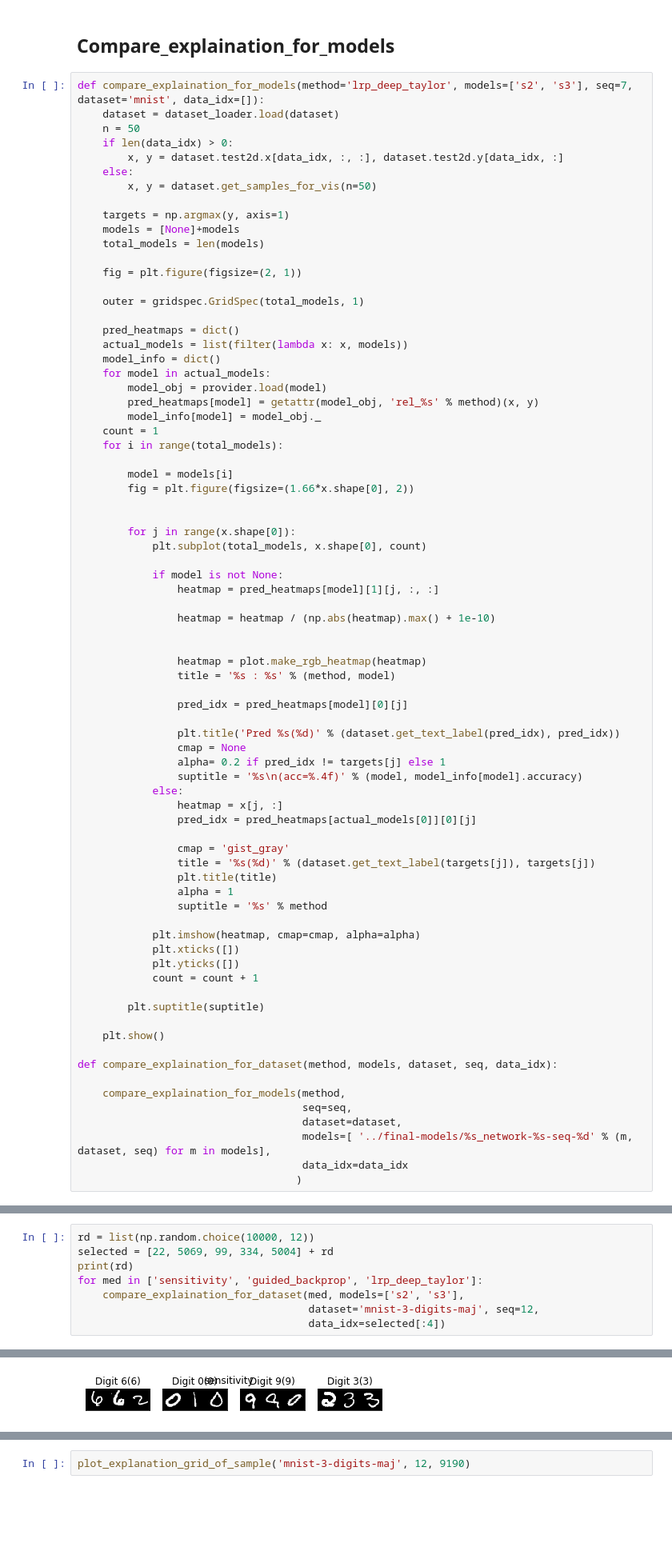
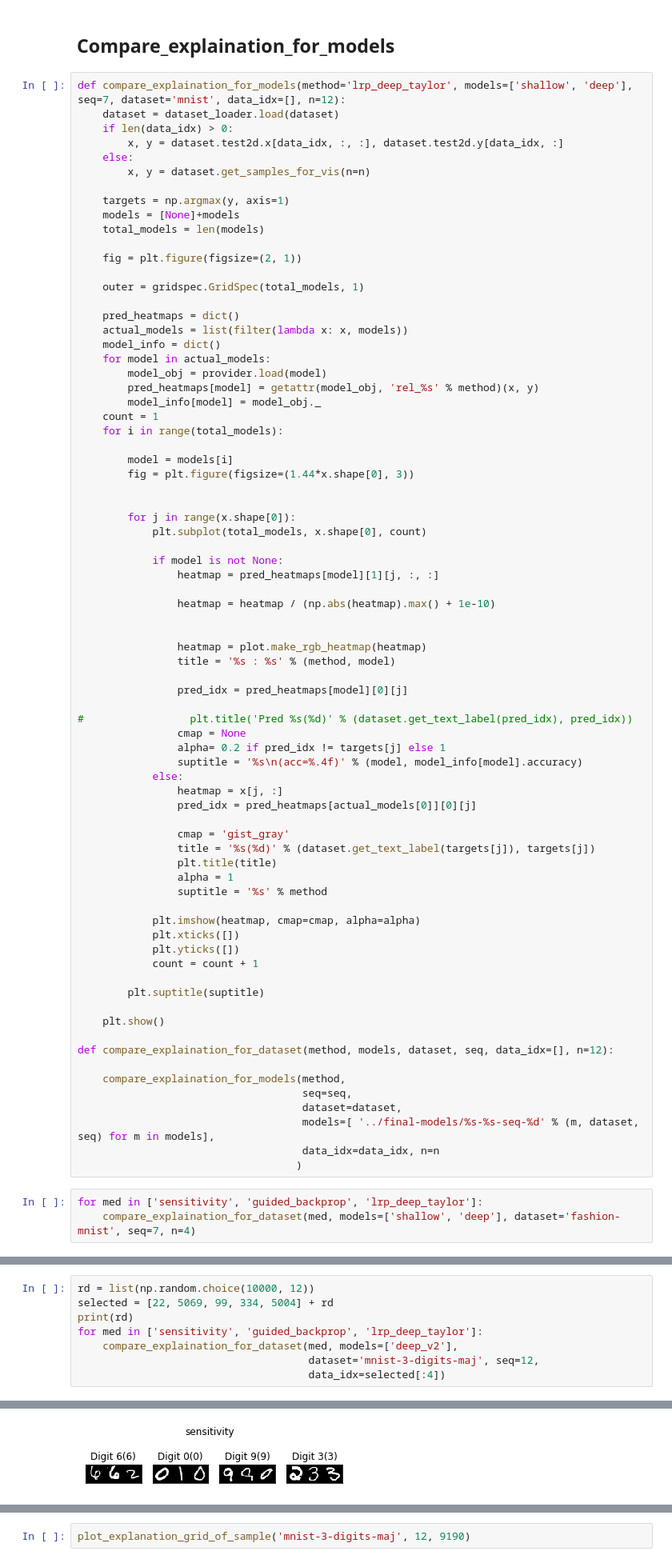
Before and after one commit to p16i/thesis-designing-recurrent-neural-networks-for-explainability, a Jupyter notebook: notebooks/comparison-plots.ipynb, the cells around one changed output, grey strips where cells are left out. Shown at 80% size. Cells and saved outputs as stored; diff of their text form; blank space fills up the shorter version.

```diff
--- a/notebooks/comparison-plots.ipynb
+++ b/notebooks/comparison-plots.ipynb
@@ -21,13 +21,12 @@ dataset_loader = data_provider.DatasetLoader(data_dir='../data')
 # %% [markdown]
 ## Compare_explaination_for_models
 # %%
-def compare_explaination_for_models(method='lrp_deep_taylor', models=['s2', 's3'], seq=7, dataset='mnist', data_idx=[]):
+def compare_explaination_for_models(method='lrp_deep_taylor', models=['shallow', 'deep'], seq=7, dataset='mnist', data_idx=[], n=12):
     dataset = dataset_loader.load(dataset)
-    n = 50
     if len(data_idx) > 0:
         x, y = dataset.test2d.x[data_idx, :, :], dataset.test2d.y[data_idx, :]
     else:
-        x, y = dataset.get_samples_for_vis(n=50)
+        x, y = dataset.get_samples_for_vis(n=n)
 
     targets = np.argmax(y, axis=1)
     models = [None]+models
@@ -48,7 +47,7 @@ def compare_explaination_for_models(method='lrp_deep_taylor', models=['s2', 's3'
     for i in range(total_models):
 
         model = models[i]
-        fig = plt.figure(figsize=(1.66*x.shape[0], 2))
+        fig = plt.figure(figsize=(1.44*x.shape[0], 3))
 
 
         for j in range(x.shape[0]):
@@ -65,7 +64,7 @@ def compare_explaination_for_models(method='lrp_deep_taylor', models=['s2', 's3'
 
                 pred_idx = pred_heatmaps[model][0][j]
 
-                plt.title('Pred %s(%d)' % (dataset.get_text_label(pred_idx), pred_idx))
+#                 plt.title('Pred %s(%d)' % (dataset.get_text_label(pred_idx), pred_idx))
                 cmap = None
                 alpha= 0.2 if pred_idx != targets[j] else 1
                 suptitle = '%s\n(acc=%.4f)' % (model, model_info[model].accuracy)
@@ -88,11 +87,14 @@ def compare_explaination_for_models(method='lrp_deep_taylor', models=['s2', 's3'
 
     plt.show()
 
-def compare_explaination_for_dataset(method, models, dataset, seq, data_idx):
+def compare_explaination_for_dataset(method, models, dataset, seq, data_idx=[], n=12):
 
     compare_explaination_for_models(method,
                                     seq=seq,
                                     dataset=dataset,
-                                    models=[ '../final-models/%s_network-%s-seq-%d' % (m, dataset, seq) for m in models],
-                                    data_idx=data_idx
+                                    models=[ '../final-models/%s-%s-seq-%d' % (m, dataset, seq) for m in models],
+                                    data_idx=data_idx, n=n
                                    )
+# %%
+for med in ['sensitivity', 'guided_backprop', 'lrp_deep_taylor']:
+    compare_explaination_for_dataset(med, models=['shallow', 'deep'], dataset='fashion-mnist', seq=7, n=4)
@@ -101,7 +116,7 @@ rd = list(np.random.choice(10000, 12))
 selected = [22, 5069, 99, 334, 5004] + rd
 print(rd)
 for med in ['sensitivity', 'guided_backprop', 'lrp_deep_taylor']:
-    compare_explaination_for_dataset(med, models=['s2', 's3'],
+    compare_explaination_for_dataset(med, models=['deep_v2'],
                                      dataset='mnist-3-digits-maj', seq=12,
                                      data_idx=selected[:4])
 # %% [output]
@@ -109,2 +124,2 @@ for med in ['sensitivity', 'guided_backprop', 'lrp_deep_taylor']:
 <matplotlib.figure.Figure at 0x...>
-[figure, old version]
+[figure, new version]
```
Also changed, not shown: parts of 18 cells of this notebook, 20 other files.
